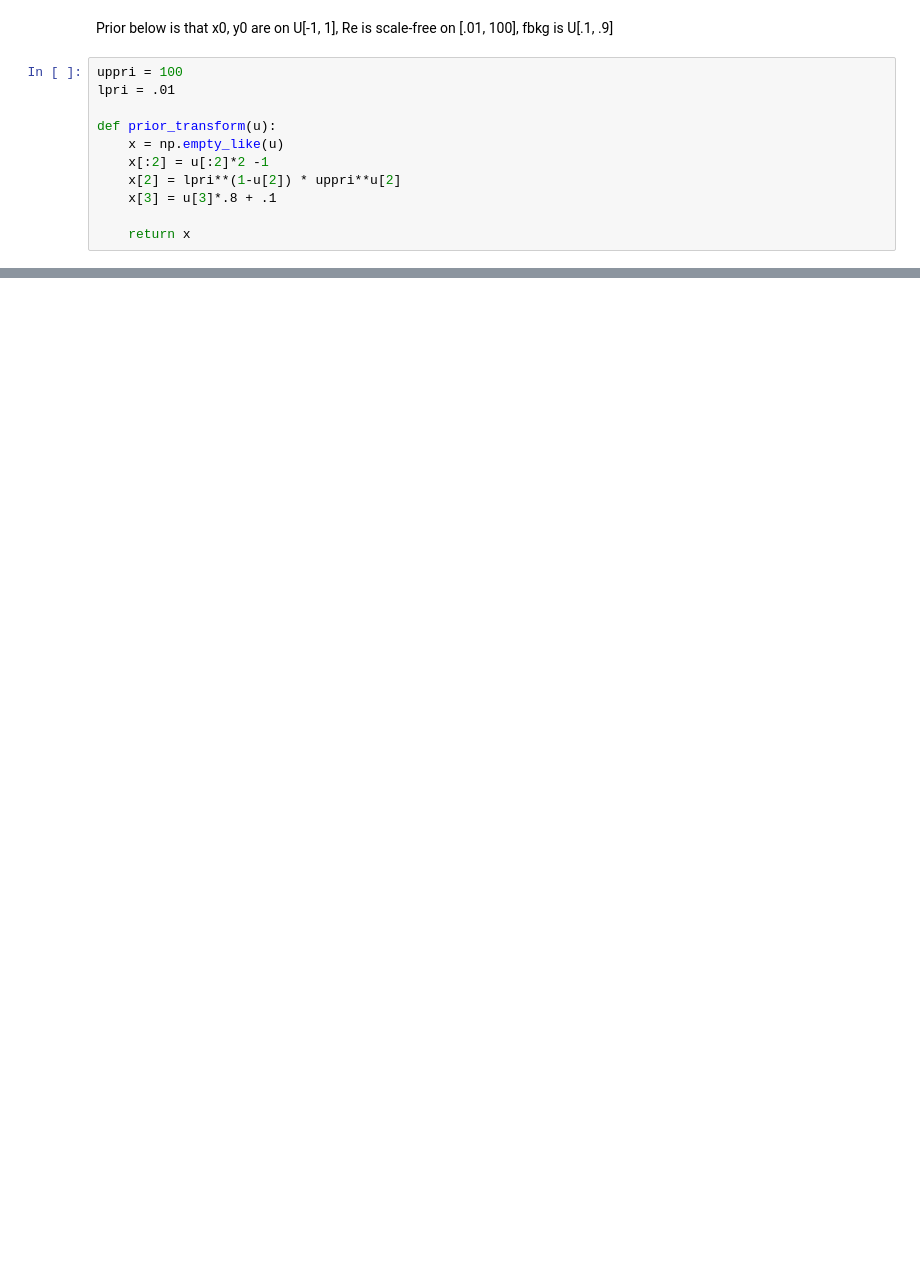
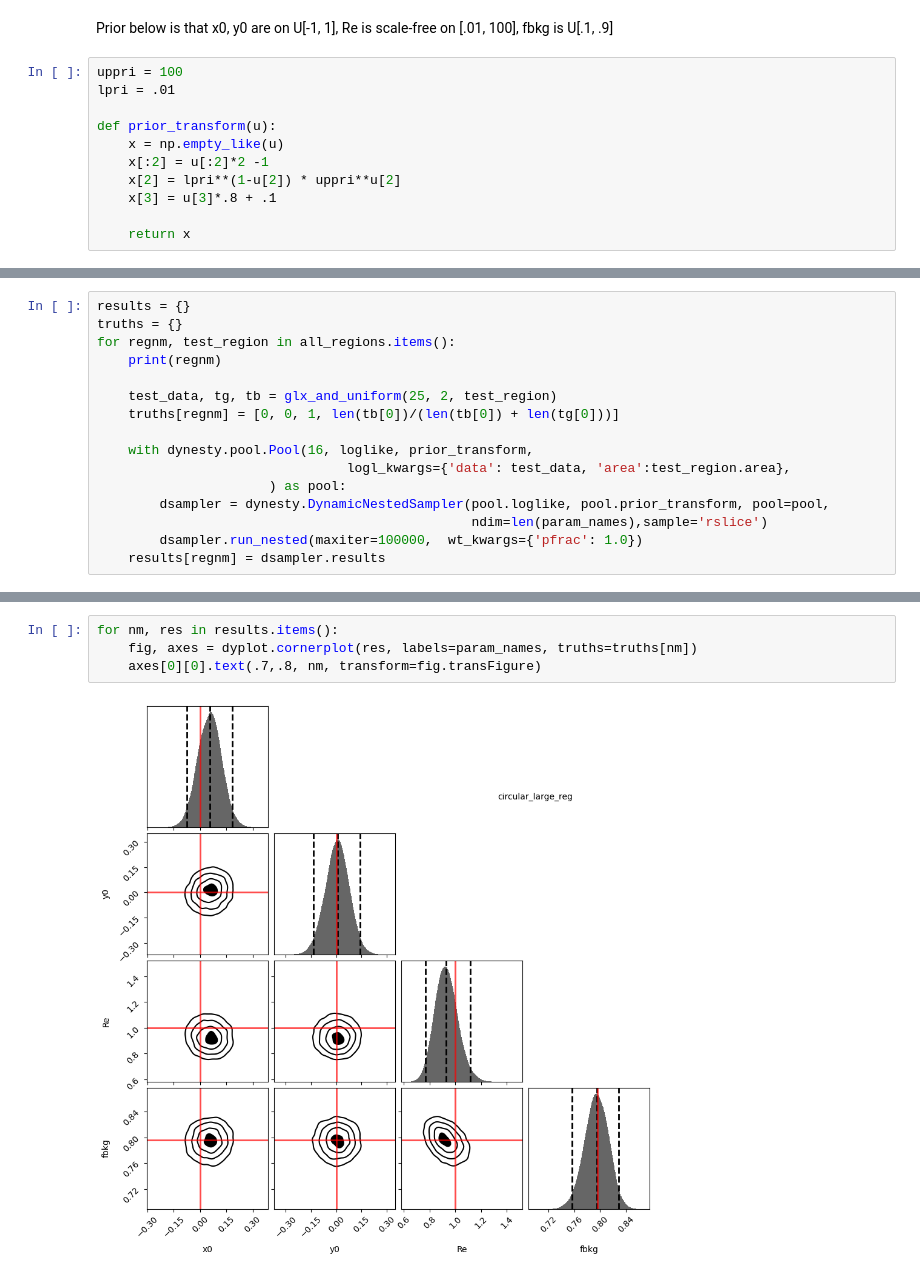
Before and after one commit to eteq/structparams_inference_biases, a Jupyter notebook: circular_exp_fitting.ipynb, the cells around one changed output, grey strips where cells are left out. Saved outputs shown, nothing was run; the diff lists cells and outputs as text; blank space fills up the shorter version.

```diff
--- a/circular_exp_fitting.ipynb
+++ b/circular_exp_fitting.ipynb
@@ -153,0 +193,16 @@ fig, axes = dyplot.cornerpoints(dsampler.results, labels=param_names, truths=tru
+# %%
+results = {}
+truths = {}
+for regnm, test_region in all_regions.items():
+    print(regnm)
+
+    test_data, tg, tb = glx_and_uniform(25, 2, test_region)
+    truths[regnm] = [0, 0, 1, len(tb[0])/(len(tb[0]) + len(tg[0]))]
+
+    with dynesty.pool.Pool(16, loglike, prior_transform,
+                                logl_kwargs={'data': test_data, 'area':test_region.area},
+                      ) as pool:
+        dsampler = dynesty.DynamicNestedSampler(pool.loglike, pool.prior_transform, pool=pool,
+                                                ndim=len(param_names),sample='rslice')
+        dsampler.run_nested(maxiter=100000,  wt_kwargs={'pfrac': 1.0})
+    results[regnm] = dsampler.results
@@ -153,0 +220,6 @@ fig, axes = dyplot.cornerpoints(dsampler.results, labels=param_names, truths=tru
+# %%
+for nm, res in results.items():
+    fig, axes = dyplot.cornerplot(res, labels=param_names, truths=truths[nm])
+    axes[0][0].text(.7,.8, nm, transform=fig.transFigure)
+# %% [output]
+[figure, added]
```
Also changed, not shown: parts of 13 cells of this notebook.
